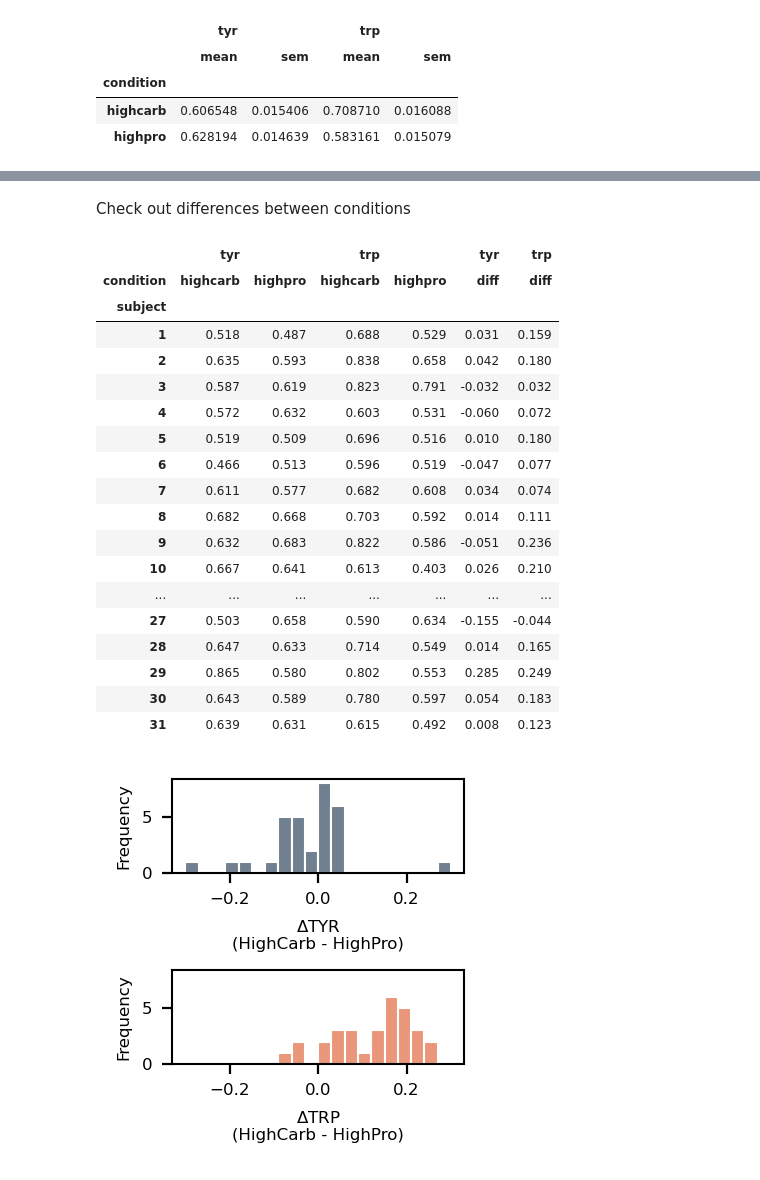
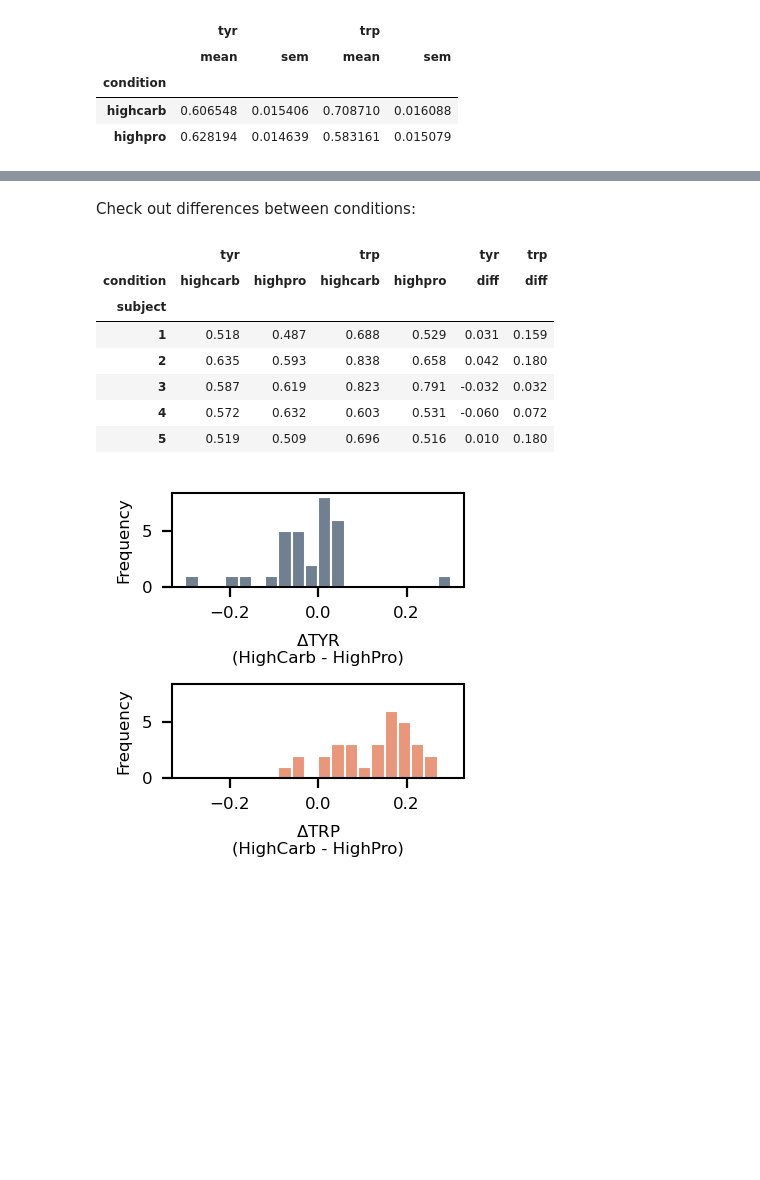
Before and after one commit to moltaire/rl, a Jupyter notebook: Park-Lab_RWpn_fit_N31.ipynb, the cells around one changed output, grey strips where cells are left out. Cells and saved outputs as stored; diff of their text form; code cells hidden in the pictures; blank space fills up the shorter version.

```diff
--- a/Park-Lab_RWpn_fit_N31.ipynb
+++ b/Park-Lab_RWpn_fit_N31.ipynb
@@ -486,2 +536,2 @@ ax = sns.violinplot(
 # %% [markdown]
-Check out differences between conditions
+Check out differences between conditions:
@@ -490,28 +538,19 @@ ph_wide = ph.pivot(index="subject", columns="condition")
 # %%
+ph_wide = ph.pivot(index="subject", columns="condition")
+
 for var in ["tyr", "trp"]:
     diff = ph_wide[var]["highcarb"] - ph_wide[var]["highpro"]
     ph_wide[(var, "diff")] = diff
-ph_wide
+ph_wide.head()
 # %% [output]
 |  | tyr |  | trp |  | tyr | trp |
 | condition | highcarb | highpro | highcarb | highpro | diff | diff |
 | subject |  |  |  |  |  |  |
 | 1 | 0.518 | 0.487 | 0.688 | 0.529 | 0.031 | 0.159 |
 | 2 | 0.635 | 0.593 | 0.838 | 0.658 | 0.042 | 0.180 |
 | 3 | 0.587 | 0.619 | 0.823 | 0.791 | -0.032 | 0.032 |
 | 4 | 0.572 | 0.632 | 0.603 | 0.531 | -0.060 | 0.072 |
 | 5 | 0.519 | 0.509 | 0.696 | 0.516 | 0.010 | 0.180 |
-| 6 | 0.466 | 0.513 | 0.596 | 0.519 | -0.047 | 0.077 |
-| 7 | 0.611 | 0.577 | 0.682 | 0.608 | 0.034 | 0.074 |
-| 8 | 0.682 | 0.668 | 0.703 | 0.592 | 0.014 | 0.111 |
-| 9 | 0.632 | 0.683 | 0.822 | 0.586 | -0.051 | 0.236 |
-| 10 | 0.667 | 0.641 | 0.613 | 0.403 | 0.026 | 0.210 |
-| ... | ... | ... | ... | ... | ... | ... |
-| 27 | 0.503 | 0.658 | 0.590 | 0.634 | -0.155 | -0.044 |
-| 28 | 0.647 | 0.633 | 0.714 | 0.549 | 0.014 | 0.165 |
-| 29 | 0.865 | 0.580 | 0.802 | 0.553 | 0.285 | 0.249 |
-| 30 | 0.643 | 0.589 | 0.780 | 0.597 | 0.054 | 0.183 |
-| 31 | 0.639 | 0.631 | 0.615 | 0.492 | 0.008 | 0.123 |
 # %%
 bins = np.linspace(-0.3, 0.3, 21)
 fig, axs = plt.subplots(2, 1, sharex=True, sharey=True, figsize=(2, 2), dpi=200)
```
Also changed, not shown: parts of 64 cells of this notebook, 2 other files.
